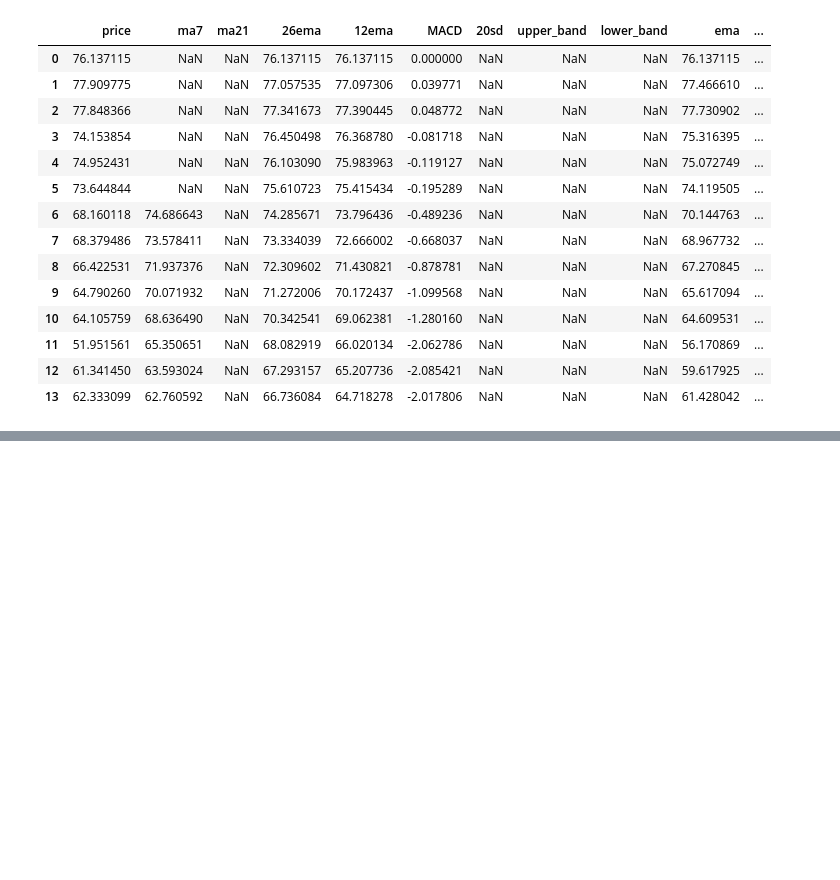
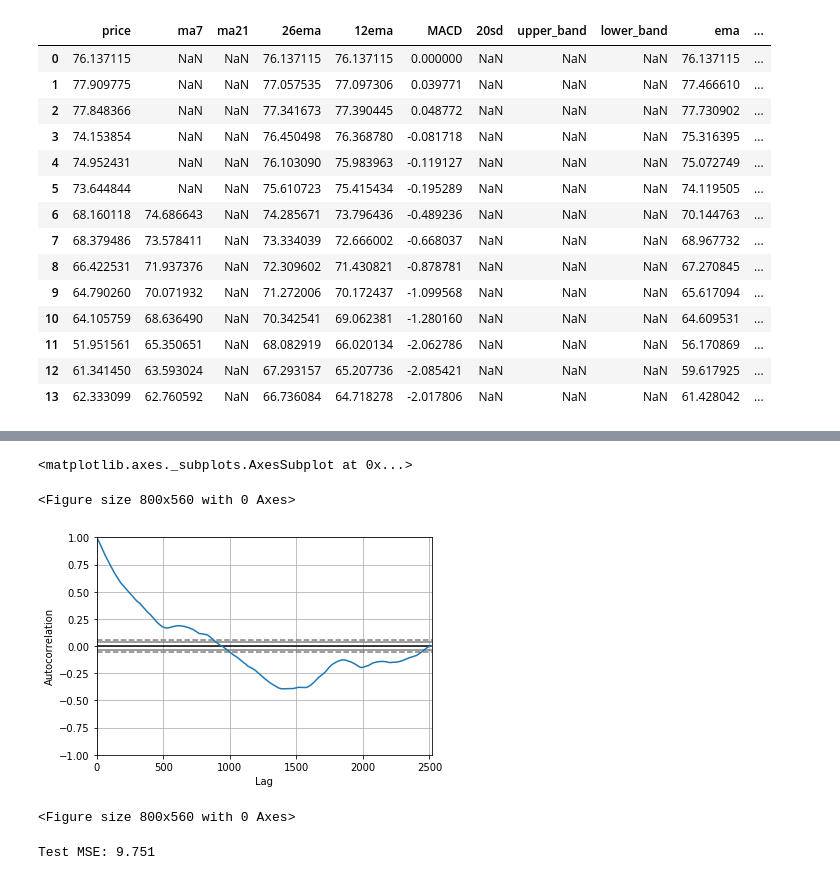
Before and after one commit to jamesliu/stockpredictionai, a Jupyter notebook: data.ipynb, the cells around one changed output, grey strips where cells are left out. Saved outputs shown, nothing was run; the diff lists cells and outputs as text; code cells hidden in the pictures; blank space fills up the shorter version.

```diff
--- a/data.ipynb
+++ b/data.ipynb
@@ -161,0 +224,9 @@ plot_technical_indicators(dataset_TI_df, 400)
+# %%
+from statsmodels.tsa.arima_model import ARIMA
+from pandas import DataFrame
+from pandas import datetime
+
+series = data_FT['GS']
+model = ARIMA(series, order=(5, 1, 0))
+model_fit = model.fit(disp=0)
+print(model_fit.summary())
@@ -161,0 +251,10 @@ plot_technical_indicators(dataset_TI_df, 400)
+# %%
+from pandas.tools.plotting import autocorrelation_plot
+autocorrelation_plot(series)
+plt.figure(figsize=(10, 7), dpi=80)
+plt.show()
+# %% [output]
+<matplotlib.axes._subplots.AxesSubplot at 0x...>
+<Figure size 800x560 with 0 Axes>
+[figure, added]
+<Figure size 800x560 with 0 Axes>
@@ -161,0 +280,5 @@ plot_technical_indicators(dataset_TI_df, 400)
+# %%
+error = mean_squared_error(test, predictions)
+print('Test MSE: %.3f' % error)
+# %% [output]
+Test MSE: 9.751
```
Also changed, not shown: parts of 36 cells of this notebook.
